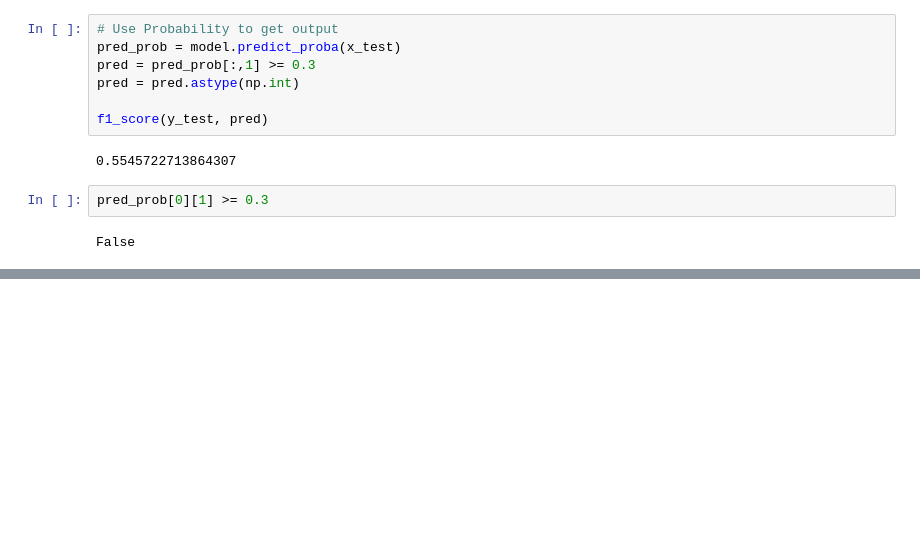
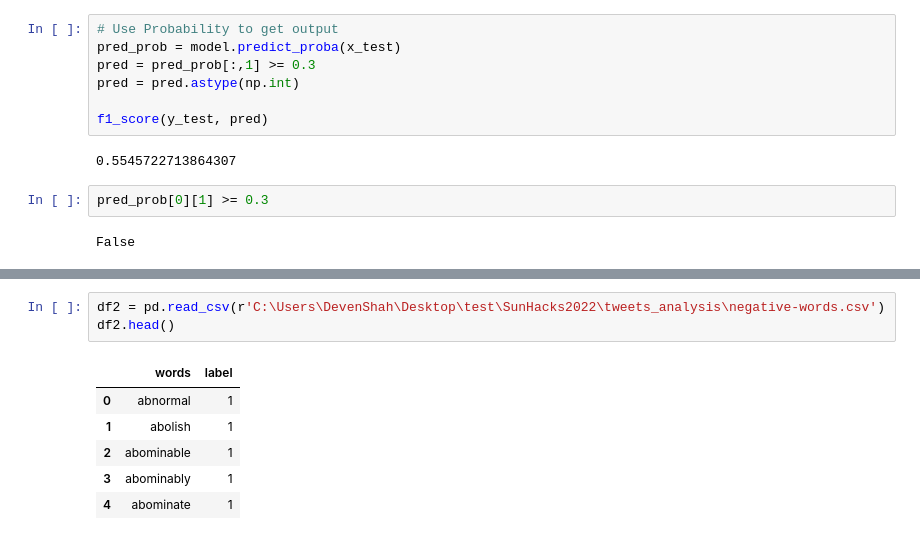
Before and after one commit to ShahaDeven/SunHacks2022, a Jupyter notebook: tweets_analysis/sentiment_analyser.ipynb, the cells around one changed output, grey strips where cells are left out. Drawn from its saved outputs; the diff is of its cells as text; blank space fills up the shorter version.

```diff
--- a/tweets_analysis/sentiment_analyser.ipynb
+++ b/tweets_analysis/sentiment_analyser.ipynb
@@ -259,0 +270,10 @@ False
+# %%
+df2 = pd.read_csv(r'C:\Users\DevenShah\Desktop\test\SunHacks2022\tweets_analysis\negative-words.csv')
+df2.head()
+# %% [output]
+|  | words | label |
+| 0 | abnormal | 1 |
+| 1 | abolish | 1 |
+| 2 | abominable | 1 |
+| 3 | abominably | 1 |
+| 4 | abominate | 1 |
```
Also changed, not shown: parts of 3 cells of this notebook, 10 other files.
